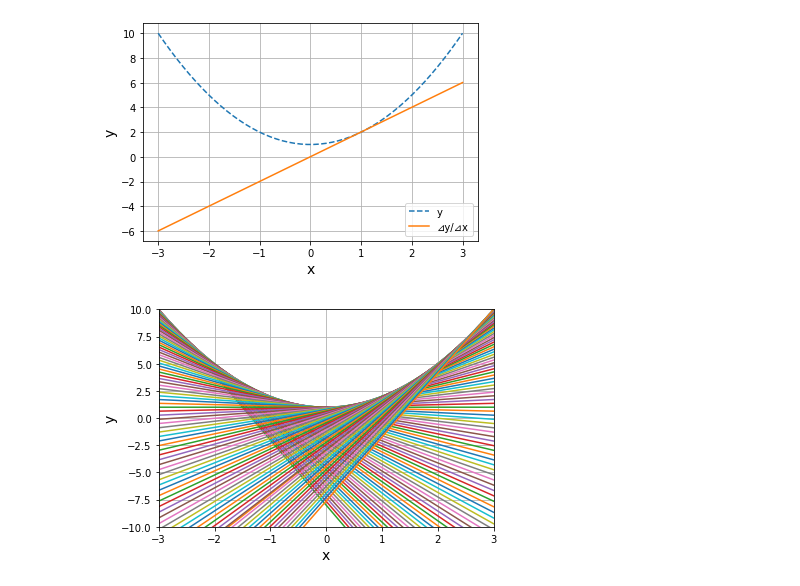
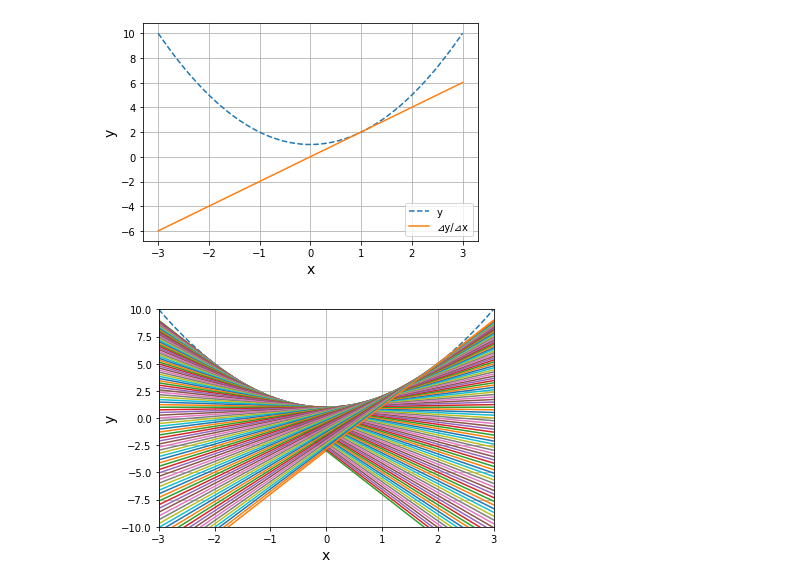
Before and after one commit to kokoichi206/til, a Jupyter notebook: ds/youtube/differentiation.ipynb, the cells around one changed output. Drawn from its saved outputs; the diff is of its cells as text; code cells hidden in the pictures.

```diff
--- a/ds/youtube/differentiation.ipynb
+++ b/ds/youtube/differentiation.ipynb
@@ -2,10 +2,10 @@
 import numpy as np
 import matplotlib.pyplot as plt
 
-# y=x^2+1の描画
+# 二次関数を描画する
 x = np.linspace(-3, 3)
-y = x**2 + 1  # y=x^2+1
-plt.plot(x, y, linestyle="dashed")  # 点線で描画
+y = x**2 - 1
+plt.plot(x, y, linestyle="dashed") # 点線で描画
 
 # xを0に近づける
 x_lim = np.array([2, 1, 0.5, 0.1, 0.01, 0.001])
@@ -53,34 +53,34 @@ def my_func(x):  # y=x^2+1を表す関数
     return y
 
 def tangent(func, x, a):
-    delta_x = 0.0001
+    delta_x = 1e-4
     derivative = (func(a+delta_x) - func(a)) / delta_x
     return derivative * (x - a) + func(a)
 
 x = np.linspace(-3, 3)
 y = my_func(x)
 plt.plot(x, y, label="y", linestyle="dashed")
 
 ## x = 4の時の接線
 plt.plot(x, tangent(my_func, x, 2), label="⊿y/⊿x")
 
-START_X = -3
-END_X = 3
+START_X = -2
+END_X = 2
 NUM_STEPS = 100
 for i in range(NUM_STEPS):
     a = START_X + (END_X-START_X) * i / NUM_STEPS
     plt.plot(x, tangent(my_func, x, a), label="⊿y/⊿x")
 
 
 # plt.legend()
 
 plt.xlabel("x", size=14)
 plt.ylabel("y", size=14)
 plt.grid()
 
 plt.xlim([-3, 3])
 plt.ylim([-10, 10])
 
 plt.show()
 # %% [output]
-[figure, old version]
+[figure, new version]
```
